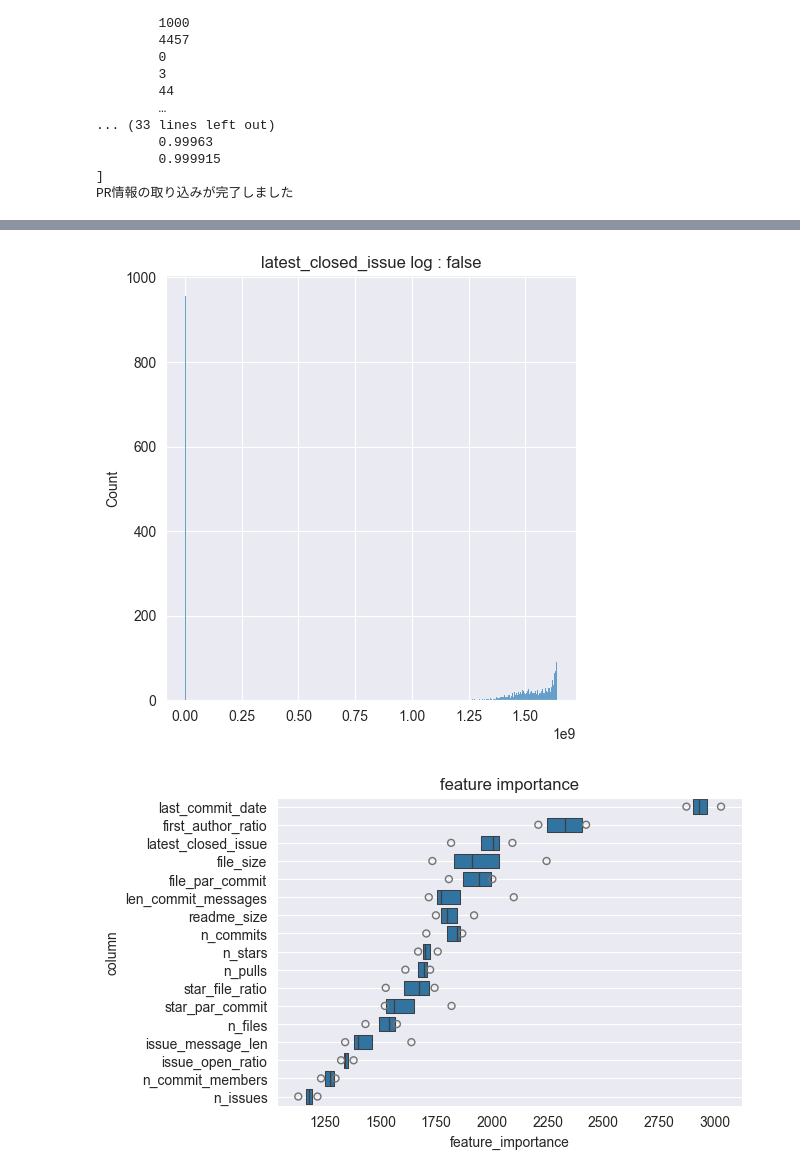
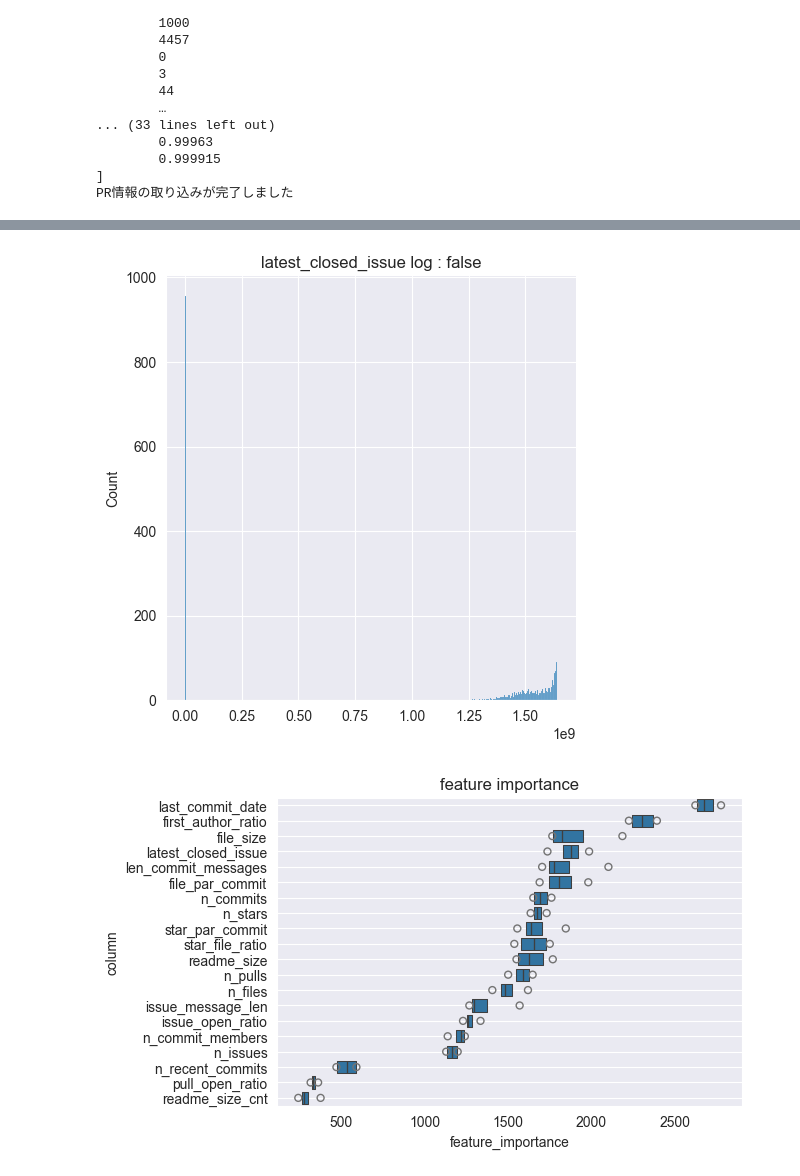
Before and after one commit to ZOI-dayo/traP-Nikkei-2025, a Jupyter notebook: main.ipynb, the cells around one changed output, grey strips where cells are left out. Saved outputs shown, nothing was run; the diff lists cells and outputs as text; code cells hidden in the pictures.

Commit message:
Revert "feature_importanceの下3つを削除"
This reverts commit 2c52fa21cdc82eb0bb8a461a20f58238bc0f82e2.

```diff
--- a/main.ipynb
+++ b/main.ipynb
@@ -435,9 +435,9 @@ kf = KFold(n_splits=4, shuffle=True, random_state=34)
 
 # 学習対象の行
 use_cols = ["n_stars", "n_files", "star_file_ratio", "n_commits", "file_par_commit", "last_commit_date",
-            "n_commit_members", "n_issues", "n_pulls", "readme_size", "latest_closed_issue",
-            "file_size", "issue_open_ratio", "len_commit_messages", "star_par_commit",
-            "issue_message_len", "first_author_ratio"]
+            "n_commit_members", "n_issues", "n_pulls", "readme_size", "readme_size_cnt", "latest_closed_issue",
+            "file_size", "issue_open_ratio", "pull_open_ratio", "len_commit_messages", "star_par_commit",
+            "n_recent_commits", "issue_message_len", "first_author_ratio"]
 target_col = "active"
 
 for train_index, valid_index in kf.split(train_merged):
@@ -645,5 +645,5 @@ score:  0.9342220031382524
 [figure]
 [figure]
 [figure]
-[figure, old version]
+[figure, new version]
 [figure]
```
Also changed, not shown: parts of 1 cell of this notebook, 1 other file.
